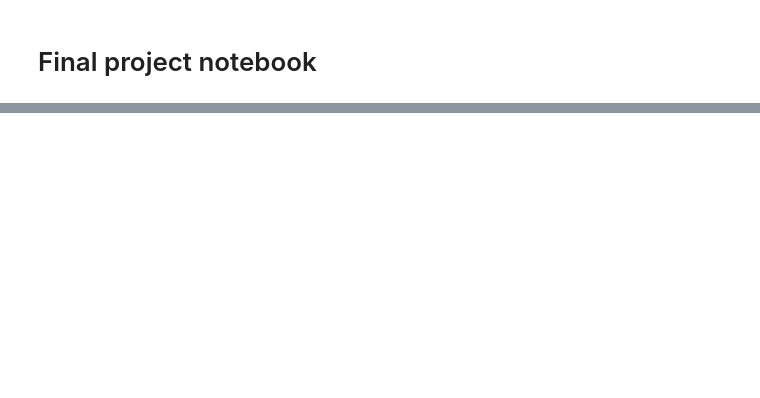
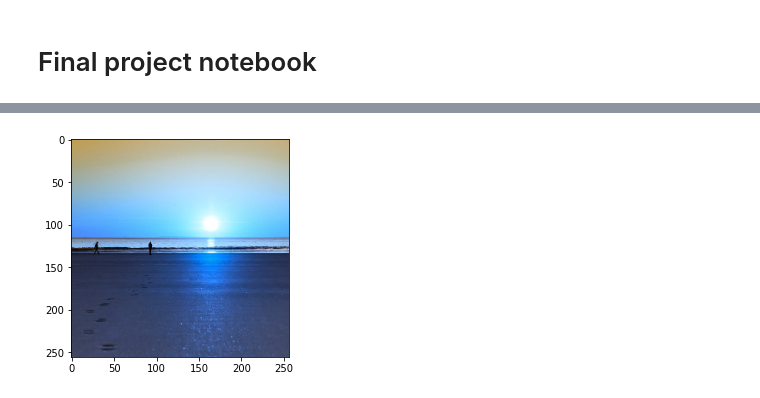
Before and after one commit to Edyarich/dlsystems-final-project, a Jupyter notebook: dlsystems_diffusion_models.ipynb, the cells around one changed output, grey strips where cells are left out. Drawn from its saved outputs; the diff is of its cells as text; code cells hidden in the pictures; blank space fills up the shorter version.

```diff
--- a/dlsystems_diffusion_models.ipynb
+++ b/dlsystems_diffusion_models.ipynb
@@ -55,0 +92,24 @@ sys.path.append('./python')
+# %%
+from pathlib import Path
+from needle.autograd import Tensor
+
+
+def plot_landscape(tensor: Tensor):
+    img = tensor.permute((1, 2, 0)).numpy()
+    img = (img + 1) / 2
+    plt.imshow(img);
+
+
+DATA_DIR = Path('./data/landscapes/')
+IMAGE_FILES = sorted(str(x) for x in list(DATA_DIR.rglob('*.jpg')))
+
+transforms = [
+    ndl.data.RandomFlipHorizontal(),
+    ndl.data.Lambda(lambda img: np.transpose(img, (2, 0, 1))),
+    ndl.data.ToTensor()
+]
+
+dataset = ndl.data.LandscapesDataset(IMAGE_FILES, extra_transforms=transforms)
+plot_landscape(dataset[12])
+# %% [output]
+[figure, added]
```
Also changed, not shown: parts of 7 cells of this notebook, 7 other files.
